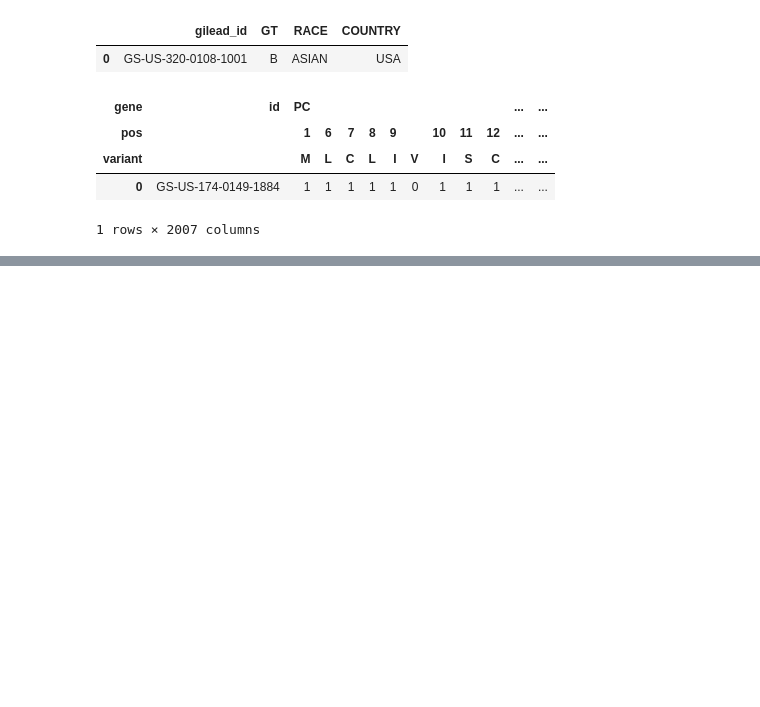
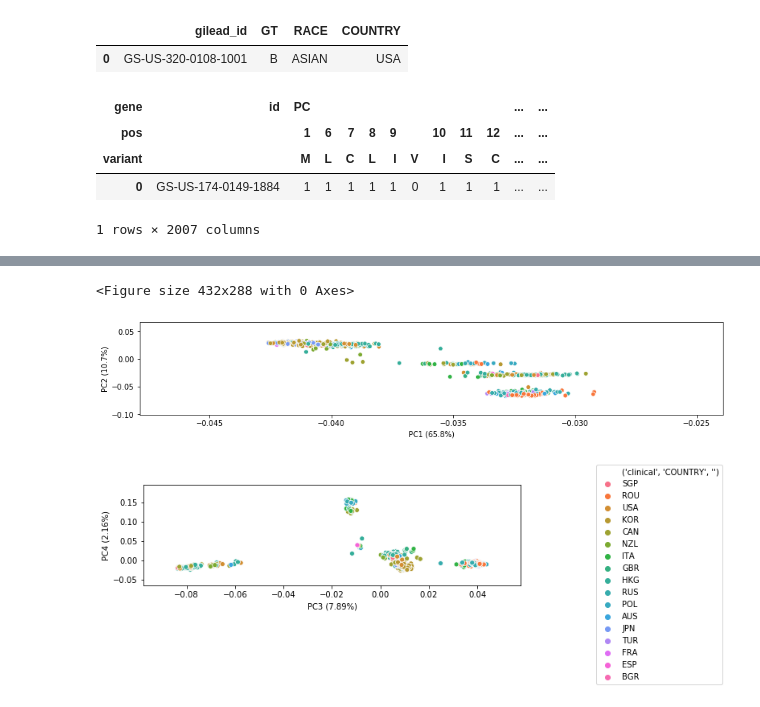
Before and after one commit to matthiaszeller/HBV, a Jupyter notebook: Joint viral and clinical data.ipynb, the cells around one changed output, grey strips where cells are left out. Cells and saved outputs as stored; diff of their text form; code cells hidden in the pictures; blank space fills up the shorter version.

```diff
--- a/Joint viral and clinical data.ipynb
+++ b/Joint viral and clinical data.ipynb
@@ -172,0 +203,9 @@ ValueError: array length 789 does not match index length 724
+# %%
+common.plot_pca(pcs, pc_plot_height=pc_plot_height, figsize=figsize,
+                bbox_to_anchor=bbox_to_anchor,
+                n_plots=n_plots, scaled_only=scaled_only, hue=df_merge[('clinical', 'COUNTRY', '')],
+               singular_values=singular_values)
+# %% [output]
+<Figure size 432x288 with 0 Axes>
+[figure, added]
+[figure, added]
```
Also changed, not shown: parts of 42 cells of this notebook, 1 other file.
